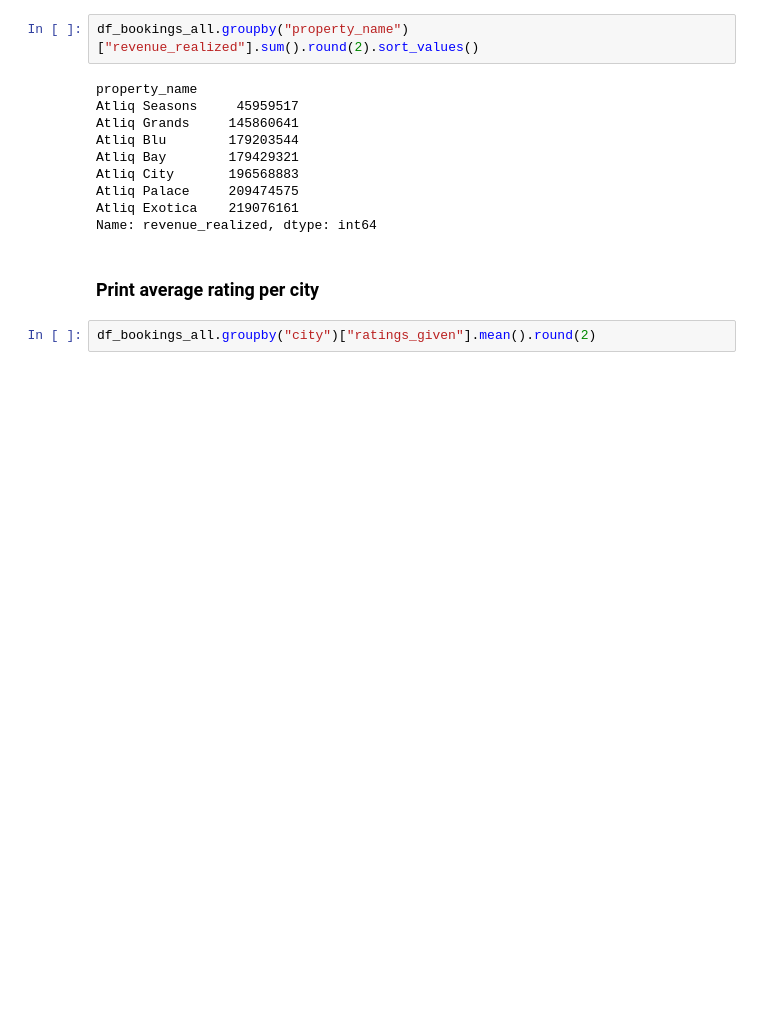
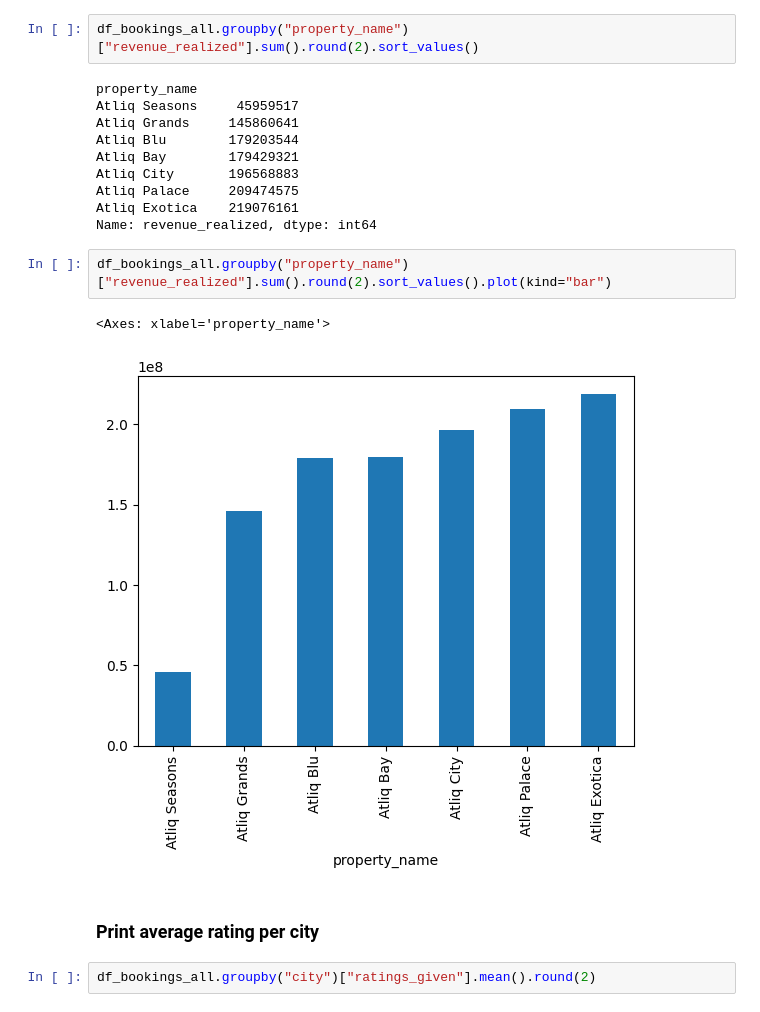
Before and after one commit to DMSinha/Python_Hospitality-Data-Analysis, a Jupyter notebook: EDA_Hotels_Analysis.ipynb, the cells around one changed output. Cells and saved outputs as stored; diff of their text form; blank space fills up the shorter version.

```diff
--- a/EDA_Hotels_Analysis.ipynb
+++ b/EDA_Hotels_Analysis.ipynb
@@ -796,6 +801,11 @@ Atliq City       196568883
 Atliq Palace     209474575
 Atliq Exotica    219076161
 Name: revenue_realized, dtype: int64
+# %%
+df_bookings_all.groupby("property_name")["revenue_realized"].sum().round(2).sort_values().plot(kind="bar")
+# %% [output]
+<Axes: xlabel='property_name'>
+[figure, added]
 # %% [markdown]
 <h3>Print average rating per city</h3>
 # %%
```
Also changed, not shown: parts of 2 cells of this notebook.
